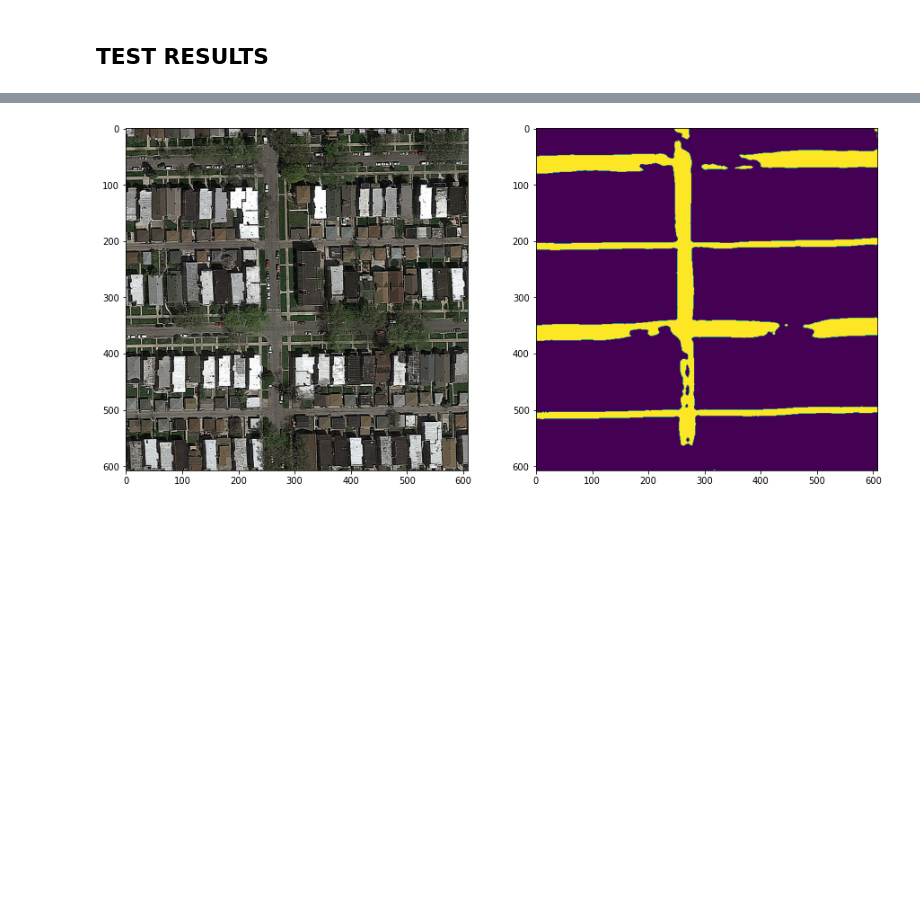
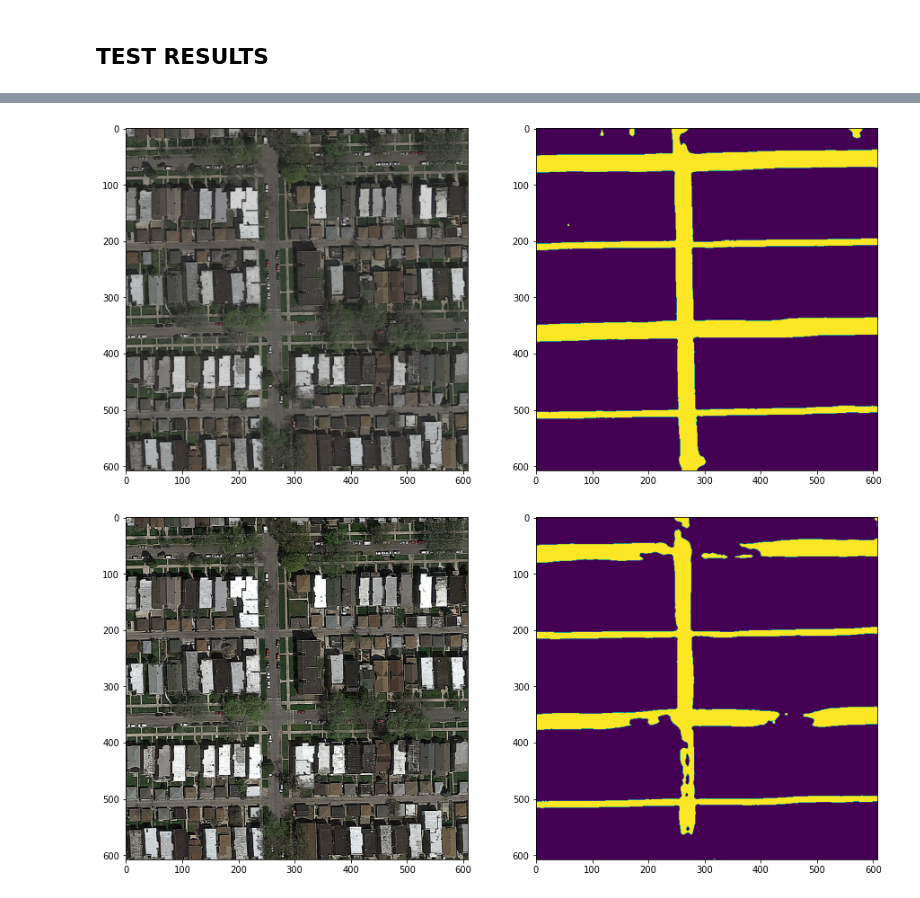
Before and after one commit to samiferchiou/Road-Segmentation, a Jupyter notebook: script/u_net_train_sami.ipynb, the cells around one changed output, grey strips where cells are left out. Saved outputs shown, nothing was run; the diff lists cells and outputs as text; code cells hidden in the pictures; blank space fills up the shorter version.

```diff
--- a/script/u_net_train_sami.ipynb
+++ b/script/u_net_train_sami.ipynb
@@ -484,3 +512,12 @@ for i, image in enumerate(images):
+# %%
+plt.figure(figsize=(15,15))
+IMG_INDEX = 45
+images = [toPIL(test_images[IMG_INDEX].reshape((3, DIM_IMG_TEST, DIM_IMG_TEST))), toPIL(predictions[IMG_INDEX])]
+for i, image in enumerate(images):
+    plt.subplot(1, 2, i+1)
+    plt.imshow(image)
+# %% [output]
+[figure, added]
 # %%
 plt.figure(figsize=(15,15))
 IMG_INDEX = 45
```
Also changed, not shown: parts of 8 cells of this notebook, 55 other files.
